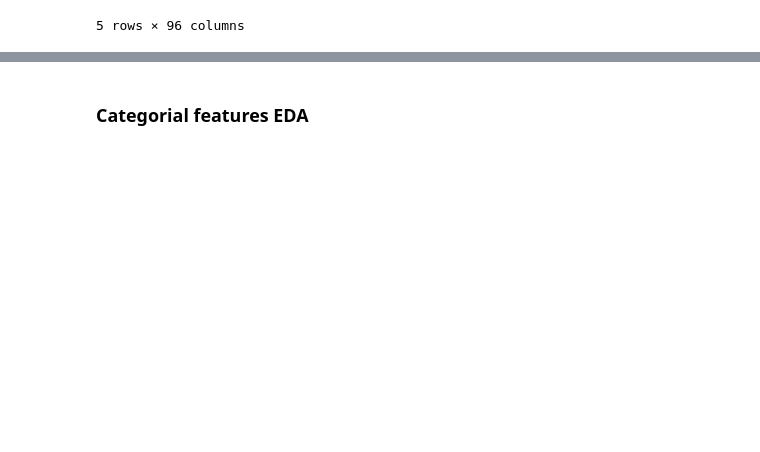
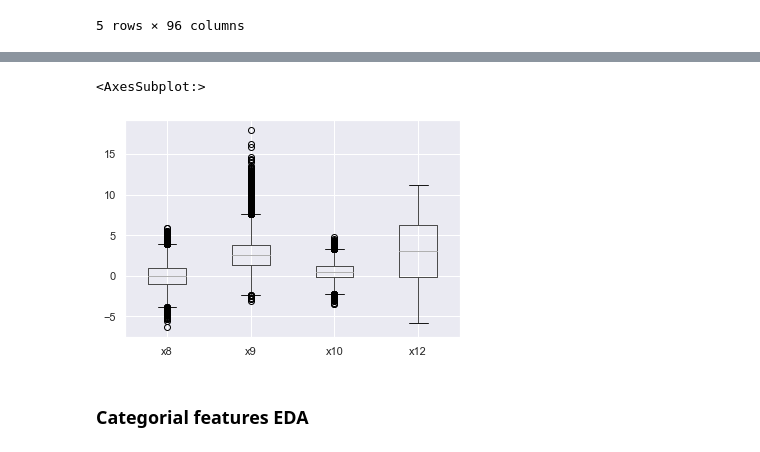
Before and after one commit to nghitrampham/data_assessments, a Jupyter notebook: statefarm/EDA.ipynb, the cells around one changed output, grey strips where cells are left out. Saved outputs shown, nothing was run; the diff lists cells and outputs as text; code cells hidden in the pictures; blank space fills up the shorter version.

```diff
--- a/statefarm/EDA.ipynb
+++ b/statefarm/EDA.ipynb
@@ -163,3 +148,8 @@ non_null_df.head()
+# %%
+non_null_df.boxplot(column=['x8', 'x9', 'x10', 'x12'])
+# %% [output]
+<AxesSubplot:>
+[figure, added]
 # %% [markdown]
 ### Categorial features EDA
 # %%
```
Also changed, not shown: parts of 4 cells of this notebook, 4 other files.
